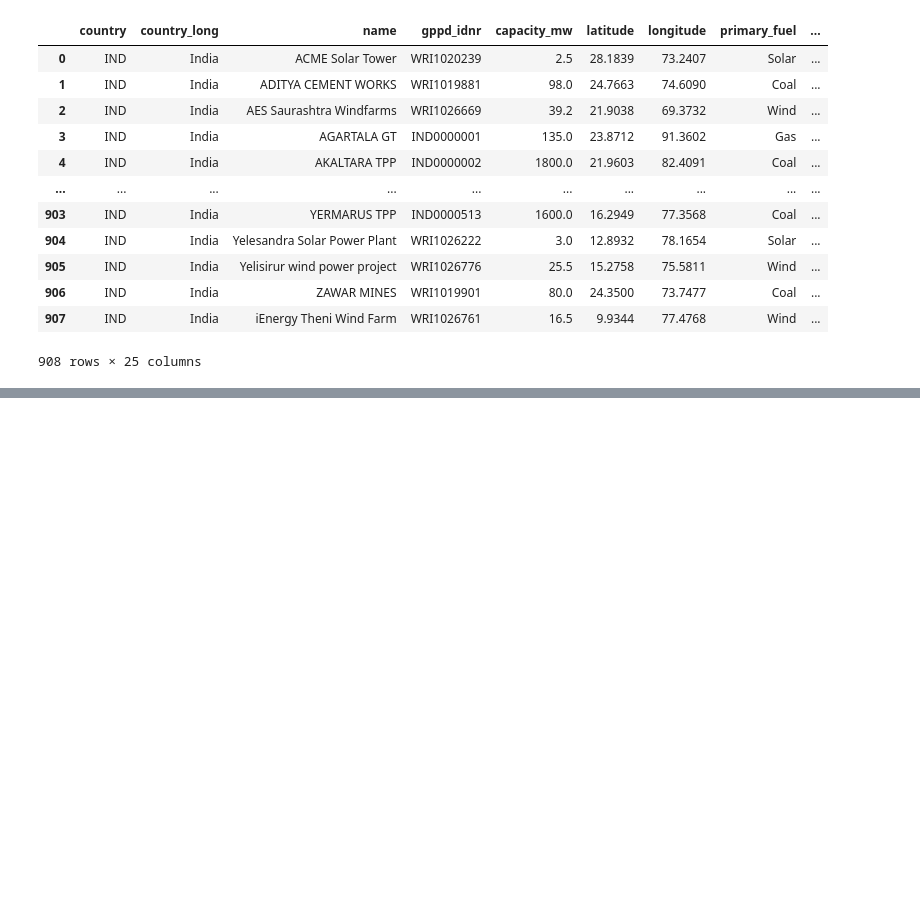
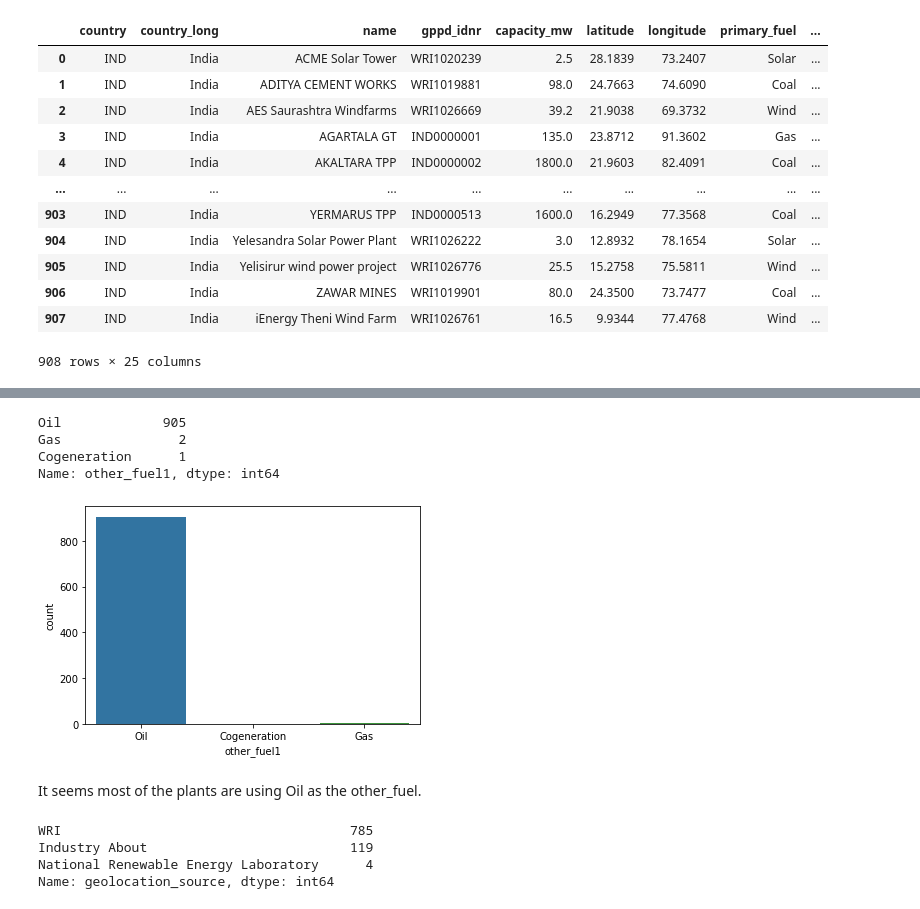
Before and after one commit to Aliakbar2/Datatrained, a Jupyter notebook: global_power_plant_SOLVED.ipynb, the cells around one changed output, grey strips where cells are left out. Cells and saved outputs as stored; diff of their text form; code cells hidden in the pictures; blank space fills up the shorter version.

```diff
--- a/global_power_plant_SOLVED.ipynb
+++ b/global_power_plant_SOLVED.ipynb
@@ -132,0 +593,23 @@ dtype: int64
+# %%
+#Checking the value counts of other_fuel1 column
+df.other_fuel1.value_counts()
+# %% [output]
+Oil             905
+Gas               2
+Cogeneration      1
+Name: other_fuel1, dtype: int64
+# %%
+#Count plot for other_fuel1
+sns.countplot(df['other_fuel1']);
+# %% [output]
+[figure, added]
+# %% [markdown]
+It seems most of the plants are using Oil as the other_fuel.
+# %%
+#Checking the value counts of geolocation_source column
+df.geolocation_source.value_counts()
+# %% [output]
+WRI                                     785
+Industry About                          119
+National Renewable Energy Laboratory      4
+Name: geolocation_source, dtype: int64
```
Also changed, not shown: parts of 291 cells of this notebook.
